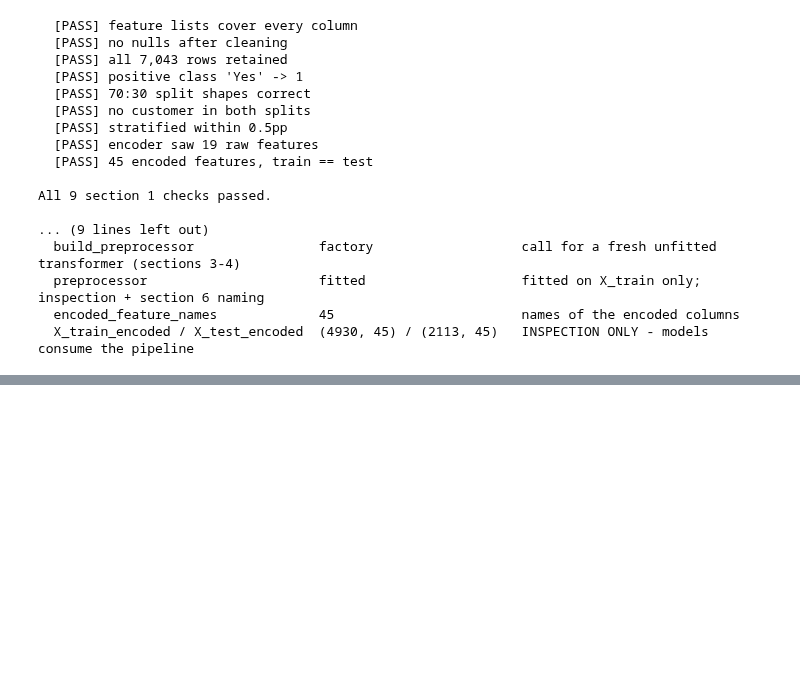
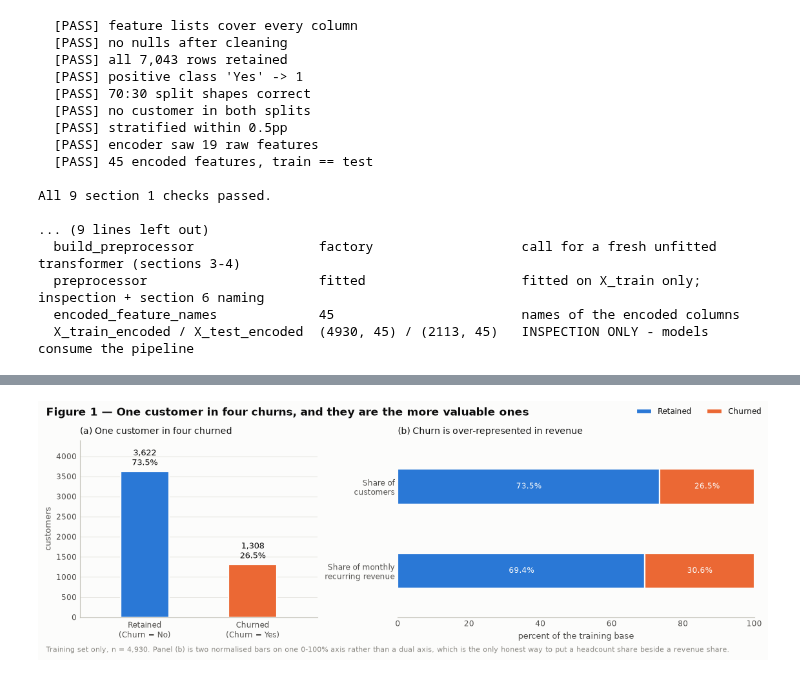
Before and after one commit to MyExpWithCode/customer_churn_project, a Jupyter notebook: notebook/churn_analysis.ipynb, the cells around one changed output, grey strips where cells are left out. Cells and saved outputs as stored; diff of their text form; code cells hidden in the pictures; blank space fills up the shorter version.

```diff
--- a/notebook/churn_analysis.ipynb
+++ b/notebook/churn_analysis.ipynb
@@ -918,0 +1317,75 @@ All 9 section 1 checks passed.
+# %%
+eda_class_counts = train_df[TARGET].value_counts().sort_index()
+eda_class_share = eda_class_counts / len(train_df)
+eda_revenue = train_df.groupby(TARGET, observed=True)["MonthlyCharges"].agg(
+    mrr="sum", mean_bill="mean")
+eda_revenue["mrr_share"] = eda_revenue["mrr"] / eda_revenue["mrr"].sum()
+
+eda_value_gap = pd.DataFrame({
+    "customers": eda_class_share,
+    "monthly_revenue": eda_revenue["mrr_share"],
+}).rename(index=CLASS_LABELS)
+print("share of the training base, percent")
+print((eda_value_gap * 100).round(2).to_string())
+
+mrr_share_churned = eda_revenue.loc[1, "mrr_share"]
+print(f"\nmean monthly bill:  churned ${eda_revenue.loc[1, 'mean_bill']:.2f}   "
+      f"retained ${eda_revenue.loc[0, 'mean_bill']:.2f}")
+print(f"churners are {mrr_share_churned / BASE_RATE - 1:+.1%} worse in revenue share "
+      "than in headcount share")
+print(f"majority-class baseline: {1 - BASE_RATE:.2%} accuracy while finding 0 of "
+      f"{eda_class_counts[1]:,} churners\n")
+
+assert_claim("1,308 churners in the training set", int(eda_class_counts[1]) == 1308)
+assert_claim("churners hold more revenue share than headcount share",
+             mrr_share_churned > BASE_RATE,
+             f"{mrr_share_churned:.4f} of revenue vs {BASE_RATE:.4f} of customers")
+
+fig, axes = plt.subplots(1, 2, figsize=(11.2, 3.9), width_ratios=[1, 1.5],
+                         layout="constrained")
+
+panel_a = axes[0]
+count_bars = panel_a.bar([0, 1], eda_class_counts.to_numpy(), width=0.45,
+                         color=[CLASS_COLOURS[0], CLASS_COLOURS[1]],
+                         edgecolor=SURFACE, linewidth=1.6)
+for bar, size, share in zip(count_bars, eda_class_counts, eda_class_share):
+    panel_a.text(bar.get_x() + bar.get_width() / 2, size + 90, f"{size:,}\n{share:.1%}",
+                 ha="center", va="bottom", fontsize=9, color=INK)
+panel_a.set_xticks([0, 1], ["Retained\n(Churn = No)", "Churned\n(Churn = Yes)"])
+panel_a.set_xlim(-0.6, 1.6)
+panel_a.set_ylim(0, 4400)
+panel_a.set_ylabel("customers")
+panel_a.set_title("(a) One customer in four churned")
+value_grid(panel_a, "y")
+
+panel_b = axes[1]
+measures = ["customers", "monthly_revenue"]
+positions = [1, 0]
+running = np.zeros(2)
+segments, segment_labels = [], []
+for cls in (0, 1):
+    widths = np.array([eda_value_gap.loc[CLASS_LABELS[cls], m] for m in measures]) * 100
+    drawn = panel_b.barh(positions, widths, left=running, height=0.42,
+                         color=CLASS_COLOURS[cls], edgecolor=SURFACE, linewidth=1.6,
+                         label=CLASS_LABELS[cls])
+    segments += list(drawn)
+    segment_labels += [f"{value:.1f}%" for value in widths]
+    running += widths
+panel_b.set_yticks(positions, ["Share of\ncustomers", "Share of monthly\nrecurring revenue"])
+panel_b.set_xlim(0, 100)
+panel_b.set_ylim(-0.55, 1.55)
+panel_b.set_xlabel("percent of the training base")
+panel_b.set_title("(b) Churn is over-represented in revenue")
+panel_b.spines["left"].set_visible(False)
+
+handles, labels = panel_b.get_legend_handles_labels()
+fig.legend(handles, labels, loc="outside upper right", ncols=2)
+figure_title(fig, "Figure 1 — One customer in four churns, and they are the more valuable ones",
+             subtitle="Training set only, n = 4,930. Panel (b) is two normalised bars on one "
+                      "0-100% axis rather than a dual axis, which is the only honest way to put a "
+                      "headcount share beside a revenue share.")
+dropped = label_bar_segments(panel_b, segments, segment_labels)
+if dropped:
+    print(f"segment labels omitted as too narrow to hold text: {dropped}")
+plt.show()
+# %% [output]
@@ -918,0 +1404 @@ All 9 section 1 checks passed.
+[figure, added]
```
Also changed, not shown: parts of 33 cells of this notebook, 2 other files.
